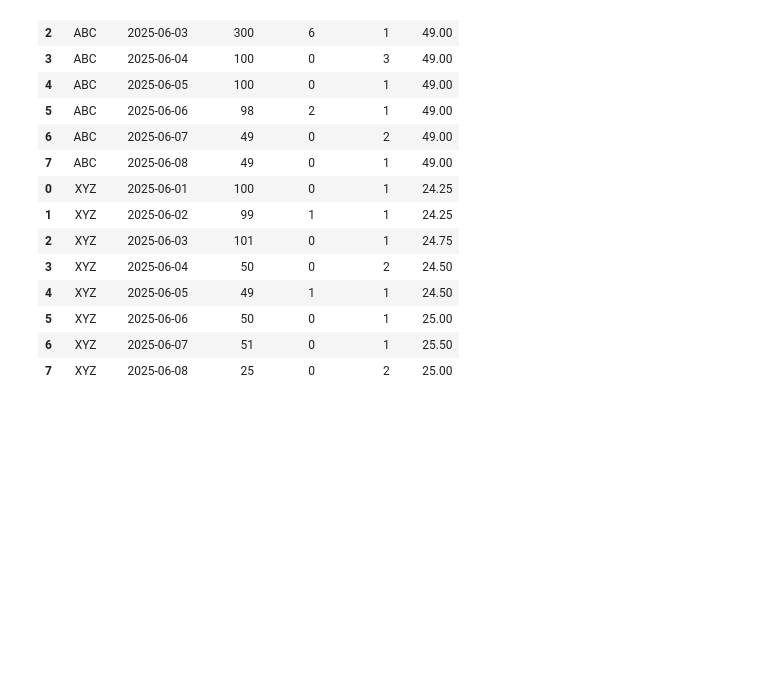
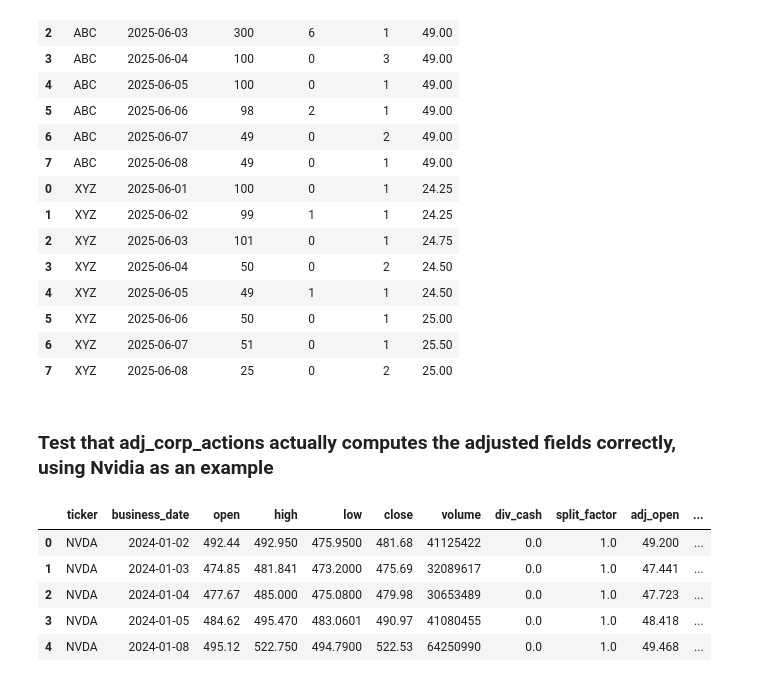
Before and after one commit to jzl4/financial-etl-poc, a Jupyter notebook: notebooks/notebook_2_staging_to_prod.ipynb, the cells around one changed output. Drawn from its saved outputs; the diff is of its cells as text; code cells hidden in the pictures; blank space fills up the shorter version.

```diff
--- a/notebooks/notebook_2_staging_to_prod.ipynb
+++ b/notebooks/notebook_2_staging_to_prod.ipynb
@@ -269,3 +265,5 @@ adj_corp_actions(df)
 | 5 | XYZ | 2025-06-06 | 50 | 0 | 1 | 25.00 |
 | 6 | XYZ | 2025-06-07 | 51 | 0 | 1 | 25.50 |
 | 7 | XYZ | 2025-06-08 | 25 | 0 | 2 | 25.00 |
+# %% [markdown]
+### Test that adj_corp_actions actually computes the adjusted fields correctly, using Nvidia as an example
@@ -271,0 +317,13 @@ adj_corp_actions(df)
+# %%
+# group_keys = False to avoid multi-layer index, i.e. - to keep rows keyed on (ticker, business_date)
+# include_groups = True to include ticker as a column in the resulting output dataframe. If false, ticker will not appear in result
+def adj_corp_actions(df: pd.DataFrame) -> pd.DataFrame:
+    """
+    Applies function adj_corp_actions_for_one_stock to multiple stocks. Input dataframe df must contain columns:
+    - Keys: ticker, business_date
+    - Unadjusted fields: open (opening price), high (high price), low (low price), close (closing price), volume
+    - Dollar of dividends paid that day: div_cash. 0 = no dividend that day (default), 1 = $1 dividend was paid out that day, etc.
+    - Stock split ratio: split_factor. 1 = no stock split that day (default), 2 = a stock of $100 split into 2 shares of $50 that date, etc.
+    """
+    result = df.groupby("ticker", group_keys = False).apply(adj_corp_actions_for_one_stock, include_groups = True)
+    return result
@@ -271,0 +336,11 @@ adj_corp_actions(df)
+# %%
+# This is what my calculated adj_fields look like
+df_NVDA_adj_calc = adj_corp_actions(df_NVDA_raw)
+df_NVDA_adj_calc.head(n = 5)
+# %% [output]
+|  | ticker | business_date | open | high | low | close | volume | div_cash | split_factor | adj_open | ... |
+| 0 | NVDA | 2024-01-02 | 492.44 | 492.950 | 475.9500 | 481.68 | 41125422 | 0.0 | 1.0 | 49.200 | ... |
+| 1 | NVDA | 2024-01-03 | 474.85 | 481.841 | 473.2000 | 475.69 | 32089617 | 0.0 | 1.0 | 47.441 | ... |
+| 2 | NVDA | 2024-01-04 | 477.67 | 485.000 | 475.0800 | 479.98 | 30653489 | 0.0 | 1.0 | 47.723 | ... |
+| 3 | NVDA | 2024-01-05 | 484.62 | 495.470 | 483.0601 | 490.97 | 41080455 | 0.0 | 1.0 | 48.418 | ... |
+| 4 | NVDA | 2024-01-08 | 495.12 | 522.750 | 494.7900 | 522.53 | 64250990 | 0.0 | 1.0 | 49.468 | ... |
```
Also changed, not shown: parts of 6 cells of this notebook.
